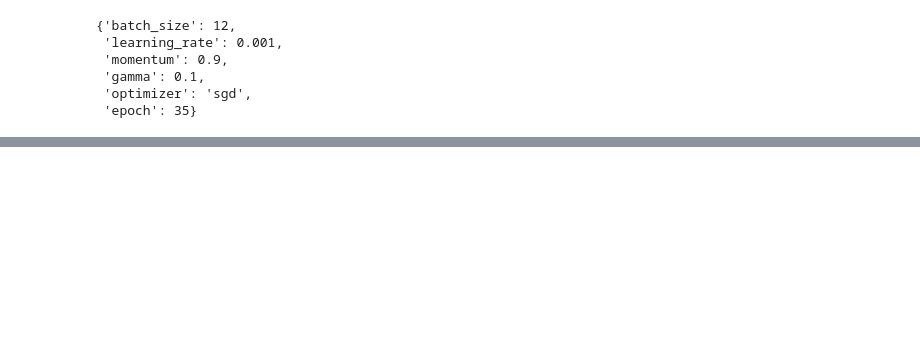
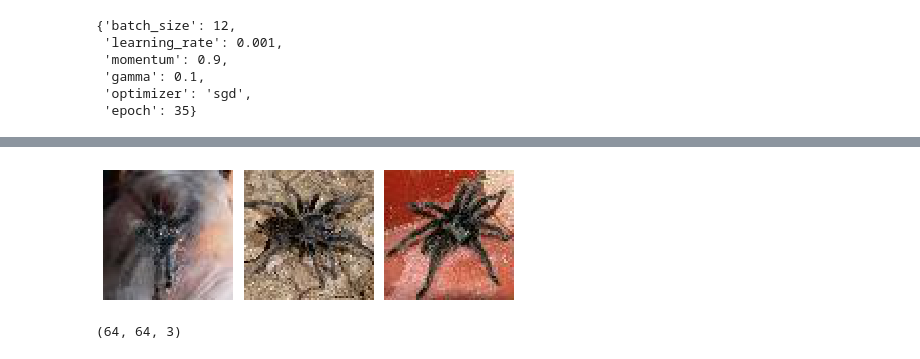
Before and after one commit to ellaelu/alexnet-implementation, a Jupyter notebook: loading_data.ipynb, the cells around one changed output, grey strips where cells are left out. Cells and saved outputs as stored; diff of their text form; code cells hidden in the pictures; blank space fills up the shorter version.

```diff
--- a/loading_data.ipynb
+++ b/loading_data.ipynb
@@ -633,0 +706,19 @@ temp
+# %%
+import matplotlib.image as mpimg
+
+figure, axes = plt.subplots(nrows = 1, ncols = 3)
+
+for index, file in enumerate(glob.glob("tinyimage10\\train\\*\\images")):
+    samples = sample(glob.glob(file+'\\*'),3)
+    for idx, i in enumerate(samples):
+        img=mpimg.imread(i)
+        axes[idx].imshow(img)
+        axes[idx].axis('off')
+    figure.tight_layout()
+    figure.savefig('samples\\' + get_label(index) + '.png')
+# %% [output]
+[figure, added]
+# %%
+np.shape(mpimg.imread(i))
+# %% [output]
+(64, 64, 3)
```
Also changed, not shown: parts of 19 cells of this notebook, 25 other files.
